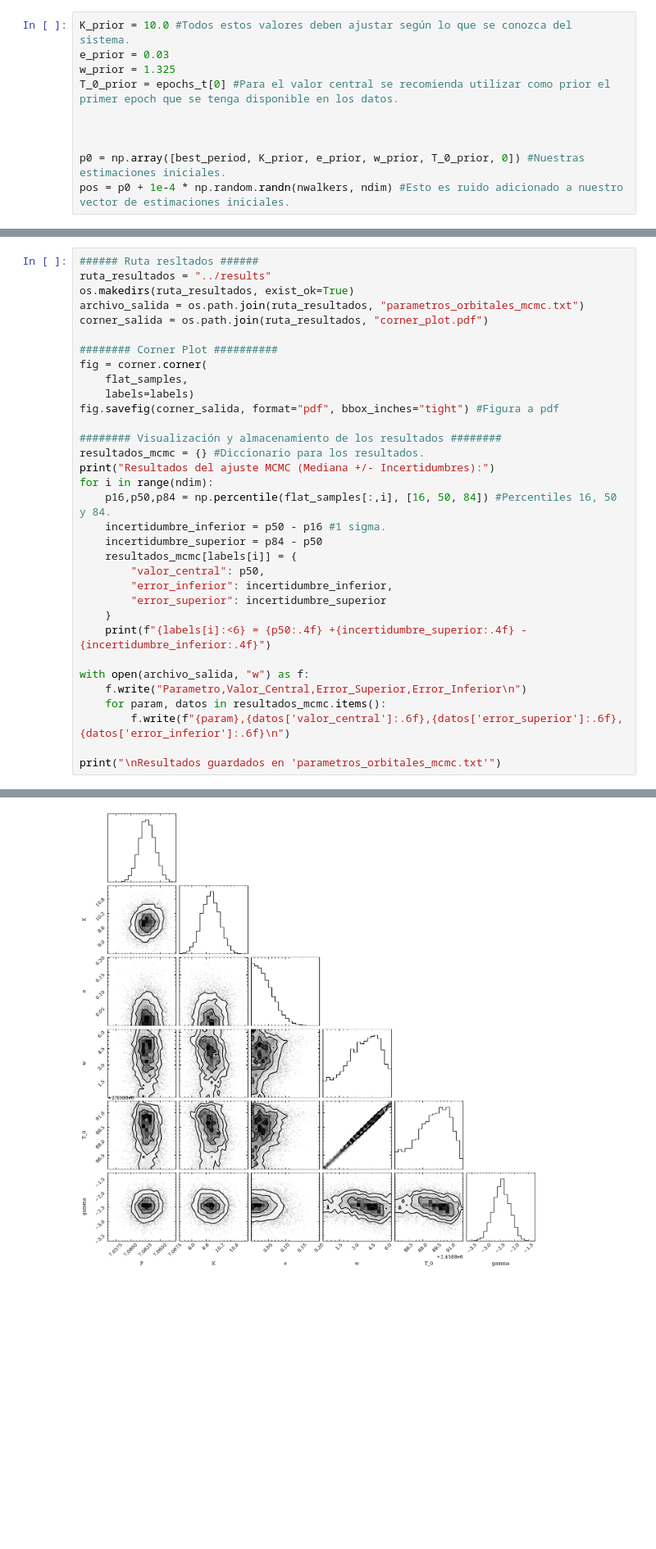
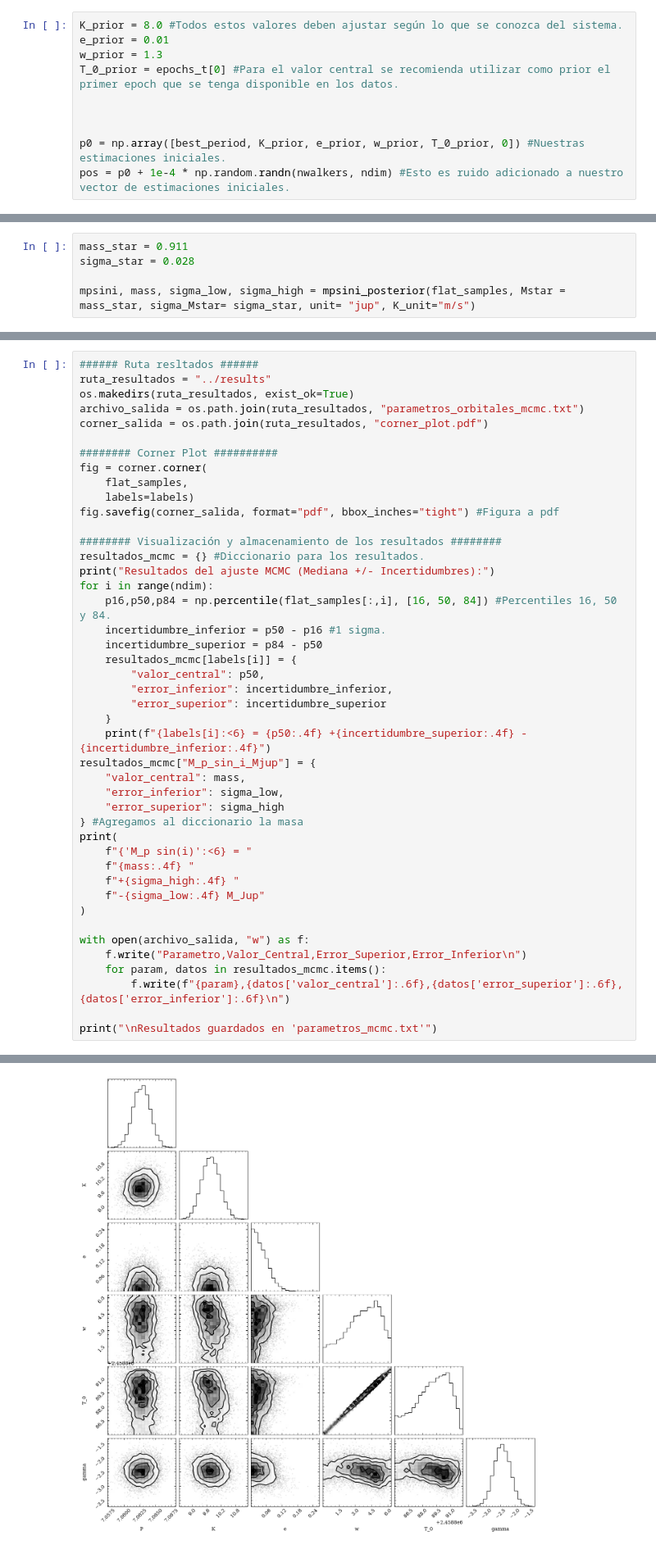
Before and after one commit to AstroNiko/KeplerianSystemRV, a Jupyter notebook: notebooks/RadialVelocities_emcee.ipynb, the cells around one changed output, grey strips where cells are left out. Shown at 82% size. Cells and saved outputs as stored; diff of their text form; blank space fills up the shorter version.

Commit message:
adding mpsini calculations

```diff
--- a/notebooks/RadialVelocities_emcee.ipynb
+++ b/notebooks/RadialVelocities_emcee.ipynb
@@ -192,9 +192,9 @@ def log_posterior(params, t0, rv_obs, rv_err):
 # %% [markdown]
 ### Priors and posterior
 # %%
-K_prior = 10.0 #Todos estos valores deben ajustar según lo que se conozca del sistema.
-e_prior = 0.03
-w_prior = 1.325
+K_prior = 8.0 #Todos estos valores deben ajustar según lo que se conozca del sistema.
+e_prior = 0.01
+w_prior = 1.3
 T_0_prior = epochs_t[0] #Para el valor central se recomienda utilizar como prior el primer epoch que se tenga disponible en los datos.
 
 
@@ -221,0 +226,5 @@ labels =["P", "K", "e", "w", "T_0", "gamma"]
+# %%
+mass_star = 0.911
+sigma_star = 0.028
+
+mpsini, mass, sigma_low, sigma_high = mpsini_posterior(flat_samples, Mstar = mass_star, sigma_Mstar= sigma_star, unit= "jup", K_unit="m/s")
@@ -251,12 +262,23 @@ for i in range(ndim):
         "error_superior": incertidumbre_superior
     }
     print(f"{labels[i]:<6} = {p50:.4f} +{incertidumbre_superior:.4f} -{incertidumbre_inferior:.4f}")
+resultados_mcmc["M_p_sin_i_Mjup"] = {
+    "valor_central": mass,
+    "error_inferior": sigma_low,
+    "error_superior": sigma_high
+} #Agregamos al diccionario la masa
+print(
+    f"{'M_p sin(i)':<6} = "
+    f"{mass:.4f} "
+    f"+{sigma_high:.4f} "
+    f"-{sigma_low:.4f} M_Jup"
+)
 
 with open(archivo_salida, "w") as f:
     f.write("Parametro,Valor_Central,Error_Superior,Error_Inferior\n")
     for param, datos in resultados_mcmc.items():
         f.write(f"{param},{datos['valor_central']:.6f},{datos['error_superior']:.6f},{datos['error_inferior']:.6f}\n")
 
-print("\nResultados guardados en 'parametros_orbitales_mcmc.txt'")
+print("\nResultados guardados en 'parametros_mcmc.txt'")
 # %% [output]
 Resultados del ajuste MCMC (Mediana +/- Incertidumbres):
@@ -271,4 +294,4 @@ Resultados guardados en 'parametros_orbitales_mcmc.txt'
-[figure, old version]
+[figure, new version]
 # %% [markdown]
 ## Curva de velocidad radial
 En esta sección se constuye la curva de velocidad radial a partir de los datos de ejemplo.
```
Also changed, not shown: parts of 6 cells of this notebook, 4 other files.
